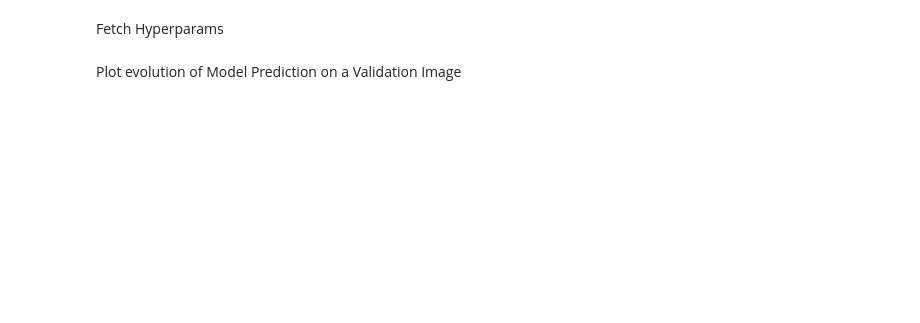
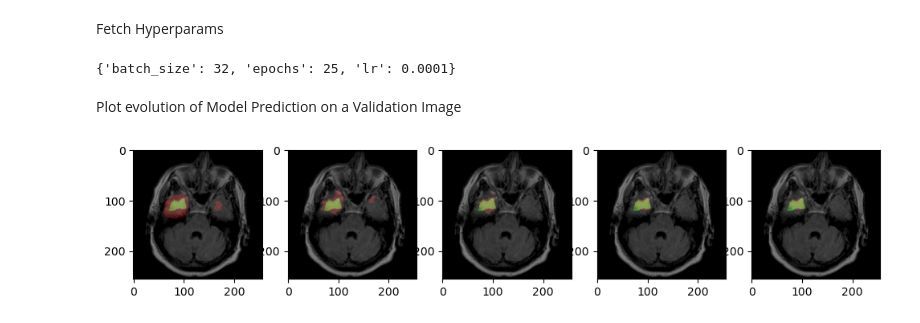
Before and after one commit to neptune-ai/project-images-segmentation, a Jupyter notebook: notebooks/FetchRunMetadata.ipynb, the cells around one changed output. Drawn from its saved outputs; the diff is of its cells as text; code cells hidden in the pictures; blank space fills up the shorter version.

Commit message:
Updated neptune API;  Removed unused objects; refactoring; kept outputs in FetchRunMetadata.ipynb

```diff
--- a/notebooks/FetchRunMetadata.ipynb
+++ b/notebooks/FetchRunMetadata.ipynb
@@ -18,6 +21,6 @@ Load the best run in `read-only` model
 run = neptune.init_run(
     project="common/project-images-segmentation",
     source_files=None,
-    run=best_run_id,
+    with_id=best_run_id,
     mode="read-only",
 )
@@ -30,18 +38,22 @@ plt.plot(train_loss_df.step, train_loss_df.value)
 # %% [markdown]
 Fetch Hyperparams
 # %%
-hyper_params = run["training/hyper_params"]
-print(hyper_params.fetch())
+hyper_params = run["training/hyper_params"].fetch()
+print(hyper_params)
+# %% [output]
+{'batch_size': 32, 'epochs': 25, 'lr': 0.0001}
 # %% [markdown]
 Plot evolution of Model Prediction on a Validation Image
 # %%
-validation_pred_evolve_1 = run["training/validation_prediction_progression/TCGA_CS_4944_20010208_2"]
+validation_pred_evolve = run["training/validation_prediction_progression/TCGA_CS_4944_20010208_6"]
 download_dir = "valid_mask_evolution"
-validation_pred_evolve_1.download(download_dir)
+validation_pred_evolve.download(download_dir)
 
 # plot only 1st 5
 files = os.listdir(download_dir)[:5]
 _, ax = plt.subplots(1, len(files), figsize=(12, 12))
 
 for idx, img_file in enumerate(files):
     ax[idx].imshow(imread(f"{download_dir}/{img_file}"))
+# %% [output]
+[figure, added]
```
Also changed, not shown: parts of 5 cells of this notebook, 8 other files.
